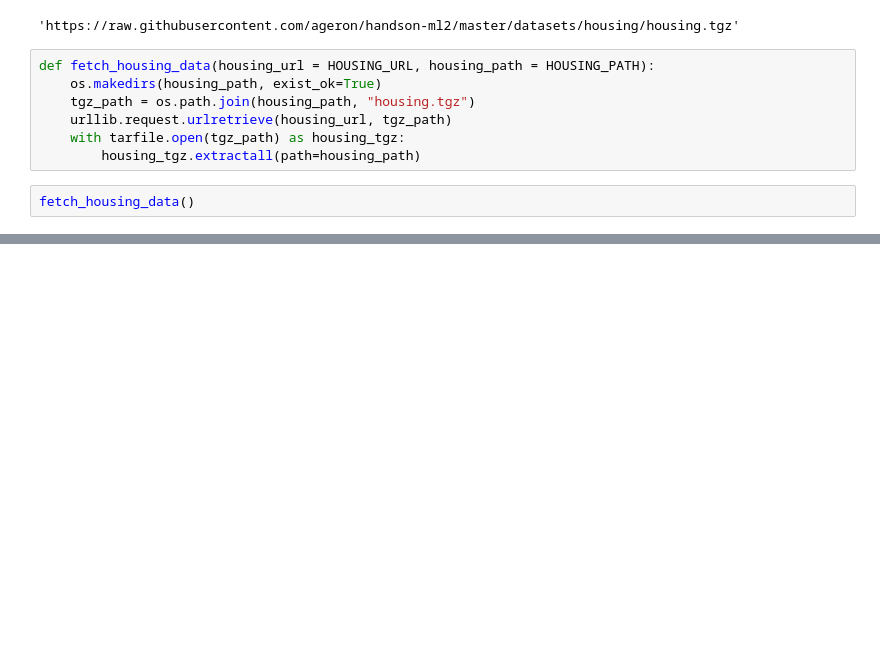
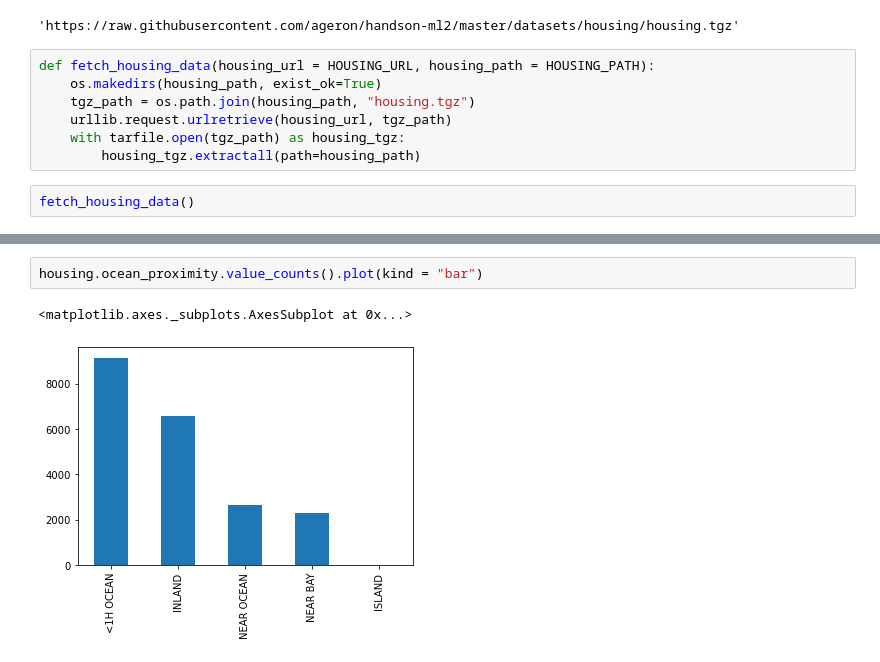
Before and after one commit to wouwou4444/california-prices, a Jupyter notebook: california_prices.ipynb, the cells around one changed output, grey strips where cells are left out. Saved outputs shown, nothing was run; the diff lists cells and outputs as text; blank space fills up the shorter version.

```diff
--- a/california_prices.ipynb
+++ b/california_prices.ipynb
@@ -28,0 +134,5 @@ fetch_housing_data()
+# %%
+housing.ocean_proximity.value_counts().plot(kind = "bar")
+# %% [output]
+<matplotlib.axes._subplots.AxesSubplot at 0x...>
+[figure, added]
```
Also changed, not shown: parts of 116 cells of this notebook.
